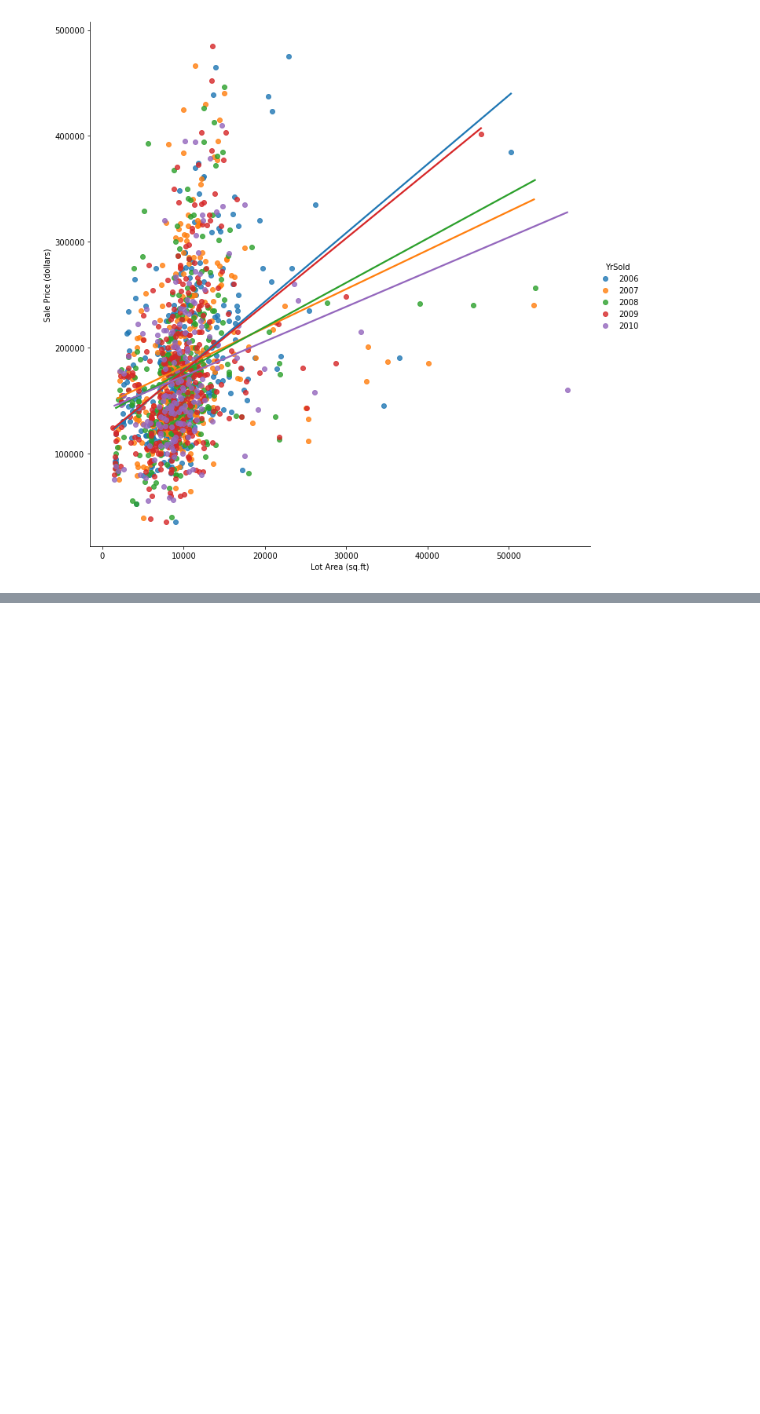
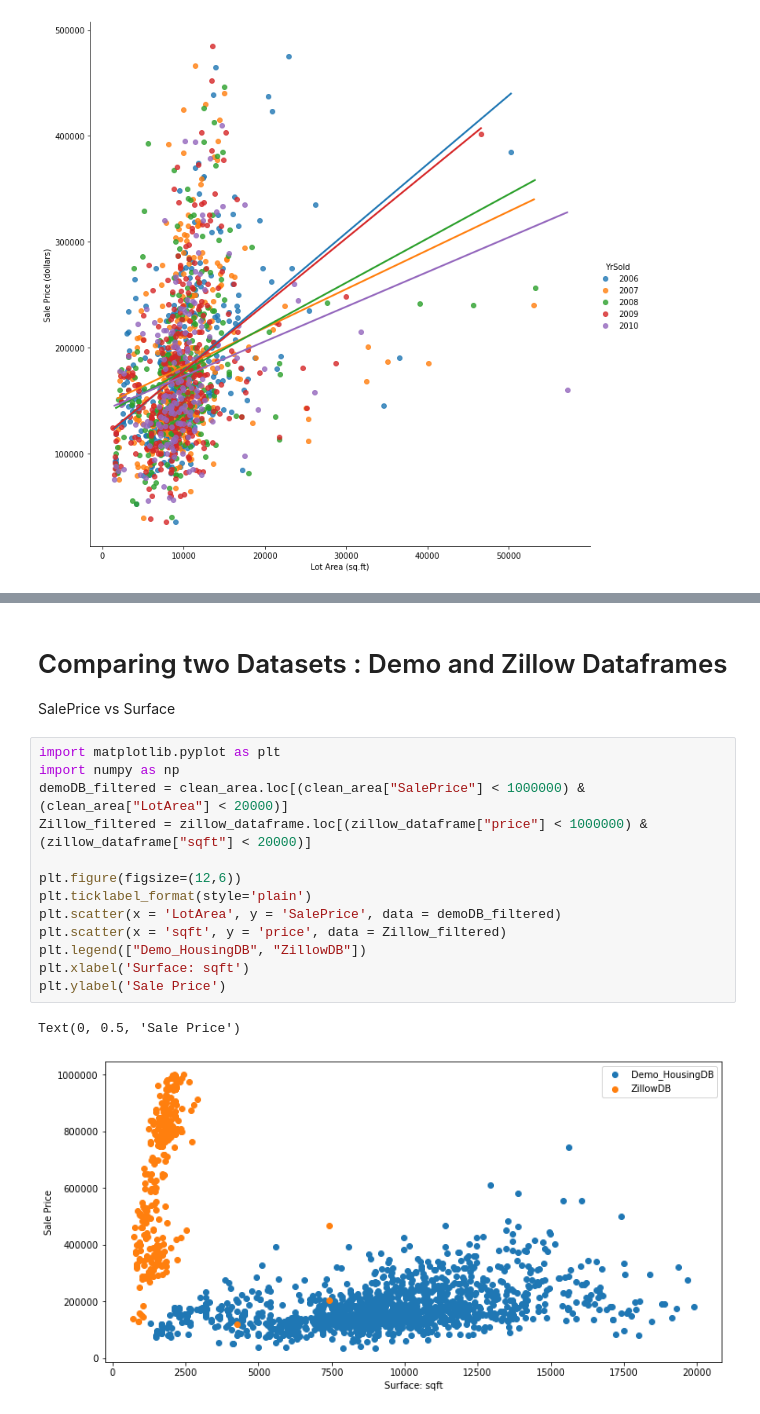
Before and after one commit to CS521-Burstein/final-project-Ayoub-Amghar, a Jupyter notebook: Machine Learning.ipynb, the cells around one changed output, grey strips where cells are left out. Drawn from its saved outputs; the diff is of its cells as text; blank space fills up the shorter version.

```diff
--- a/Machine Learning.ipynb
+++ b/Machine Learning.ipynb
@@ -336,0 +407,19 @@ plt.savefig("LotArea_saleprice.png",
+# %% [markdown]
+# Comparing two Datasets : Demo and Zillow Dataframes
+SalePrice vs Surface
+# %%
+import matplotlib.pyplot as plt
+import numpy as np
+demoDB_filtered = clean_area.loc[(clean_area["SalePrice"] < 1000000) & (clean_area["LotArea"] < 20000)]
+Zillow_filtered = zillow_dataframe.loc[(zillow_dataframe["price"] < 1000000) & (zillow_dataframe["sqft"] < 20000)]
+
+plt.figure(figsize=(12,6))
+plt.ticklabel_format(style='plain')
+plt.scatter(x = 'LotArea', y = 'SalePrice', data = demoDB_filtered)
+plt.scatter(x = 'sqft', y = 'price', data = Zillow_filtered)
+plt.legend(["Demo_HousingDB", "ZillowDB"])
+plt.xlabel('Surface: sqft')
+plt.ylabel('Sale Price')
+# %% [output]
+Text(0, 0.5, 'Sale Price')
+[figure, added]
```
Also changed, not shown: parts of 8 cells of this notebook.
